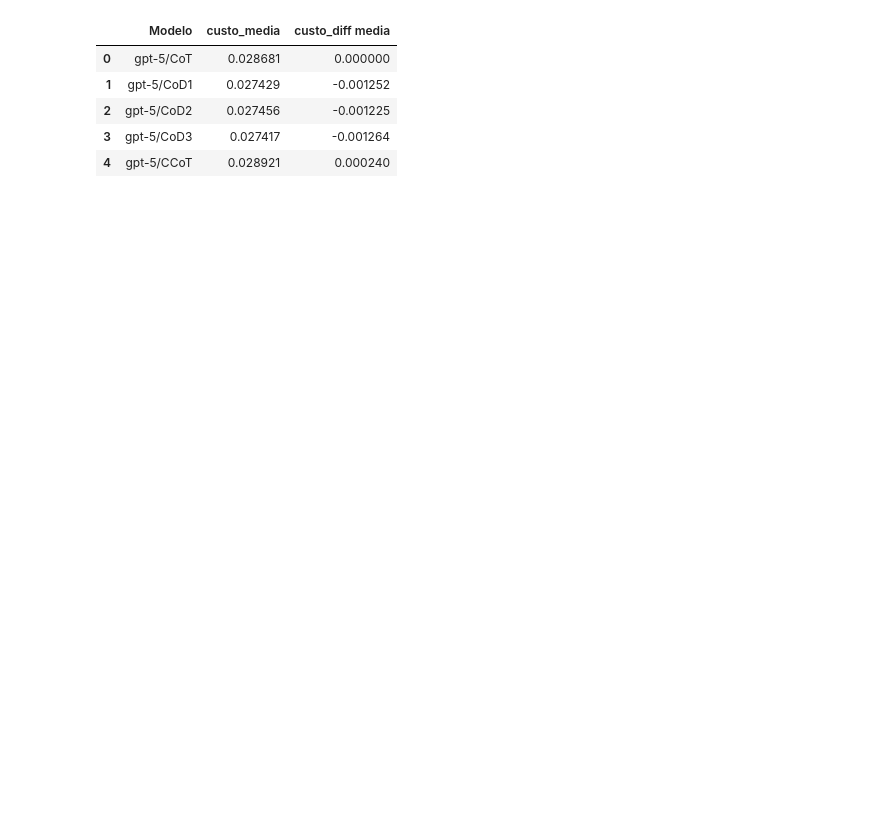
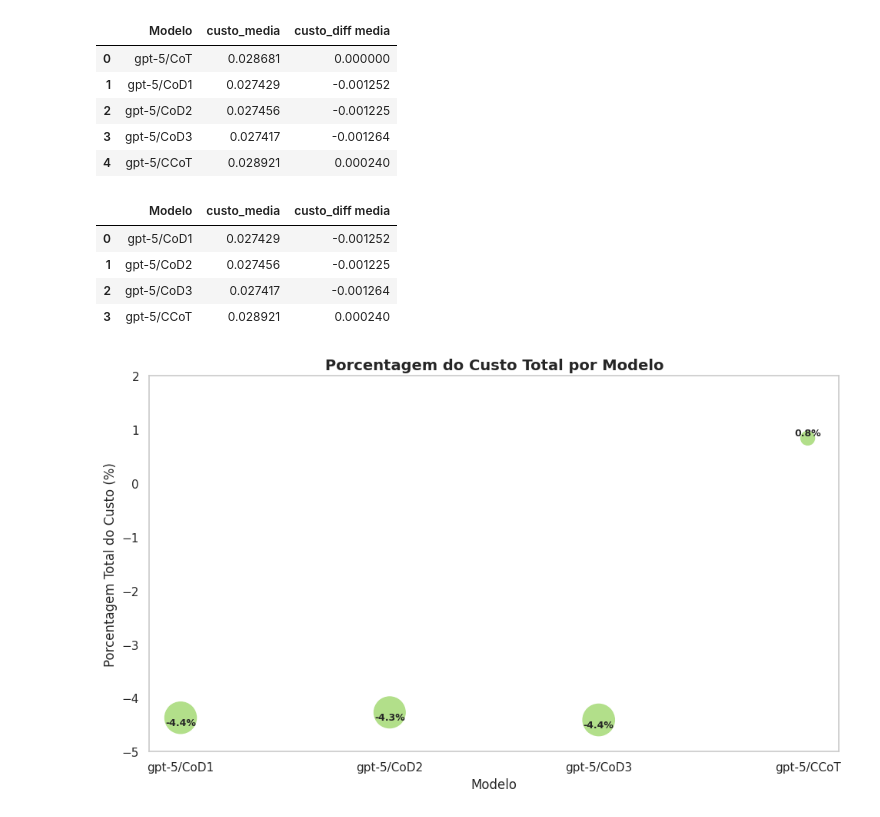
Before and after one commit to Lariiuki/ASGI, a Jupyter notebook: Imagem_analise2.ipynb, the cells around one changed output. Drawn from its saved outputs; the diff is of its cells as text; code cells hidden in the pictures; blank space fills up the shorter version.

```diff
--- a/Imagem_analise2.ipynb
+++ b/Imagem_analise2.ipynb
@@ -56,3 +137,54 @@ display(df[["Modelo", "custo_media", "custo_diff media"]])
 | 2 | gpt-5/CoD2 | 0.027456 | -0.001225 |
 | 3 | gpt-5/CoD3 | 0.027417 | -0.001264 |
 | 4 | gpt-5/CCoT | 0.028921 | 0.000240 |
+# %%
+import matplotlib.pyplot as plt
+import numpy as np
+
+# Filtrar para remover o modelo CoT
+df_filtered = df[df["Modelo"] != "gpt-5/CoT"].reset_index(drop=True)
+
+# Agora exibir apenas as colunas desejadas
+display(df_filtered[["Modelo", "custo_media", "custo_diff media"]])
+
+# Filtrar para remover o modelo CoT
+df_filtered = df[df["Modelo"] != "gpt-5/CoT"].reset_index(drop=True)
+
+x = np.arange(len(df_filtered))
+values = df_filtered["porc_total"]
+
+plt.figure(figsize=(10,6))
+
+# Definir tamanho da bolinha proporcional ao valor absoluto
+# Multiplicador ajusta a escala visual
+sizes = [abs(val)*200 for val in values]
+
+# Scatter plot com tamanho variável
+plt.scatter(x, values, color='#B2DF8A', s=sizes)
+
+# Adicionar valores acima/abaixo das bolinhas
+for xi, val in zip(x, values):
+    offset = 0.00004 if val >= 0 else -0.00004
+    va = 'bottom' if val >= 0 else 'top'
+    plt.text(xi, val + offset, f"{val:.1f}%", ha='center', va=va, fontsize=9, fontweight='bold')
+
+# Rótulos do eixo X
+plt.xticks(x, df_filtered["Modelo"], rotation=0, ha='center')
+
+plt.ylim(-5, 2)
+
+# Labels e título
+plt.ylabel('Porcentagem Total do Custo (%)', fontsize=12)
+plt.xlabel('Modelo', fontsize=12)
+plt.title('Porcentagem do Custo Total por Modelo', fontsize=14, fontweight='bold')
+
+plt.grid(False)
+plt.tight_layout()
+plt.show()
+# %% [output]
+|  | Modelo | custo_media | custo_diff media |
+| 0 | gpt-5/CoD1 | 0.027429 | -0.001252 |
+| 1 | gpt-5/CoD2 | 0.027456 | -0.001225 |
+| 2 | gpt-5/CoD3 | 0.027417 | -0.001264 |
+| 3 | gpt-5/CCoT | 0.028921 | 0.000240 |
+[figure, added]
```
Also changed, not shown: parts of 2 cells of this notebook.
